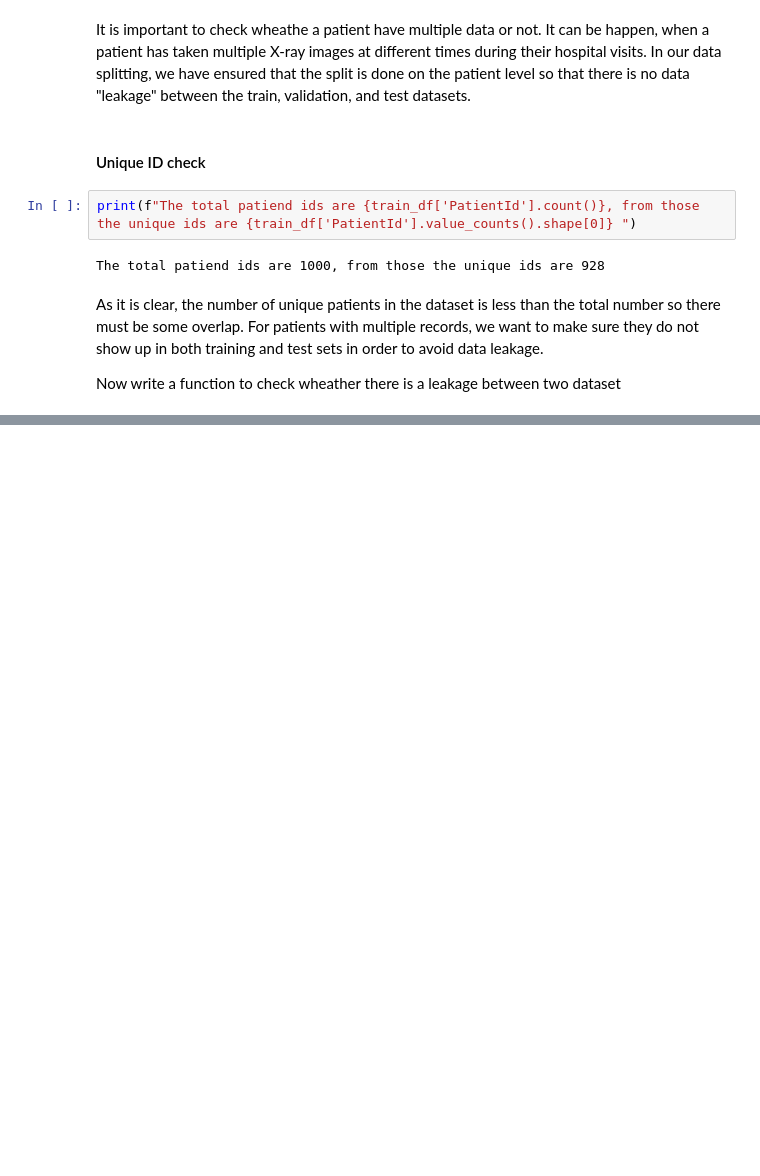
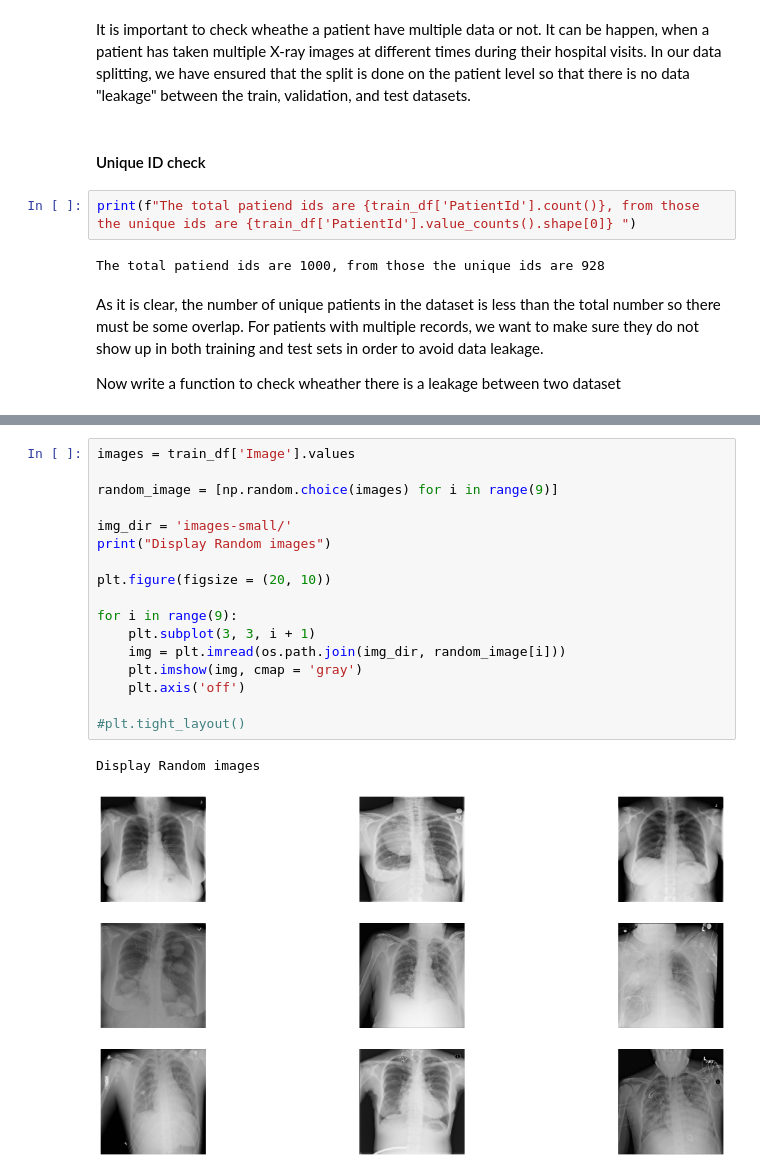
Before and after one commit to LIMON100/Ai-for-Medical, a Jupyter notebook: X-Ray/Chest_x_Ray.ipynb, the cells around one changed output, grey strips where cells are left out. Saved outputs shown, nothing was run; the diff lists cells and outputs as text; blank space fills up the shorter version.

```diff
--- a/X-Ray/Chest_x_Ray.ipynb
+++ b/X-Ray/Chest_x_Ray.ipynb
@@ -114,0 +209,20 @@ Now write a function to check wheather there is a leakage between two dataset
+# %%
+images = train_df['Image'].values
+
+random_image = [np.random.choice(images) for i in range(9)]
+
+img_dir = 'images-small/'
+print("Display Random images")
+
+plt.figure(figsize = (20, 10))
+
+for i in range(9):
+    plt.subplot(3, 3, i + 1)
+    img = plt.imread(os.path.join(img_dir, random_image[i]))
+    plt.imshow(img, cmap = 'gray')
+    plt.axis('off')
+
+#plt.tight_layout()
+# %% [output]
+Display Random images
+[figure, added]
```
Also changed, not shown: parts of 12 cells of this notebook.
